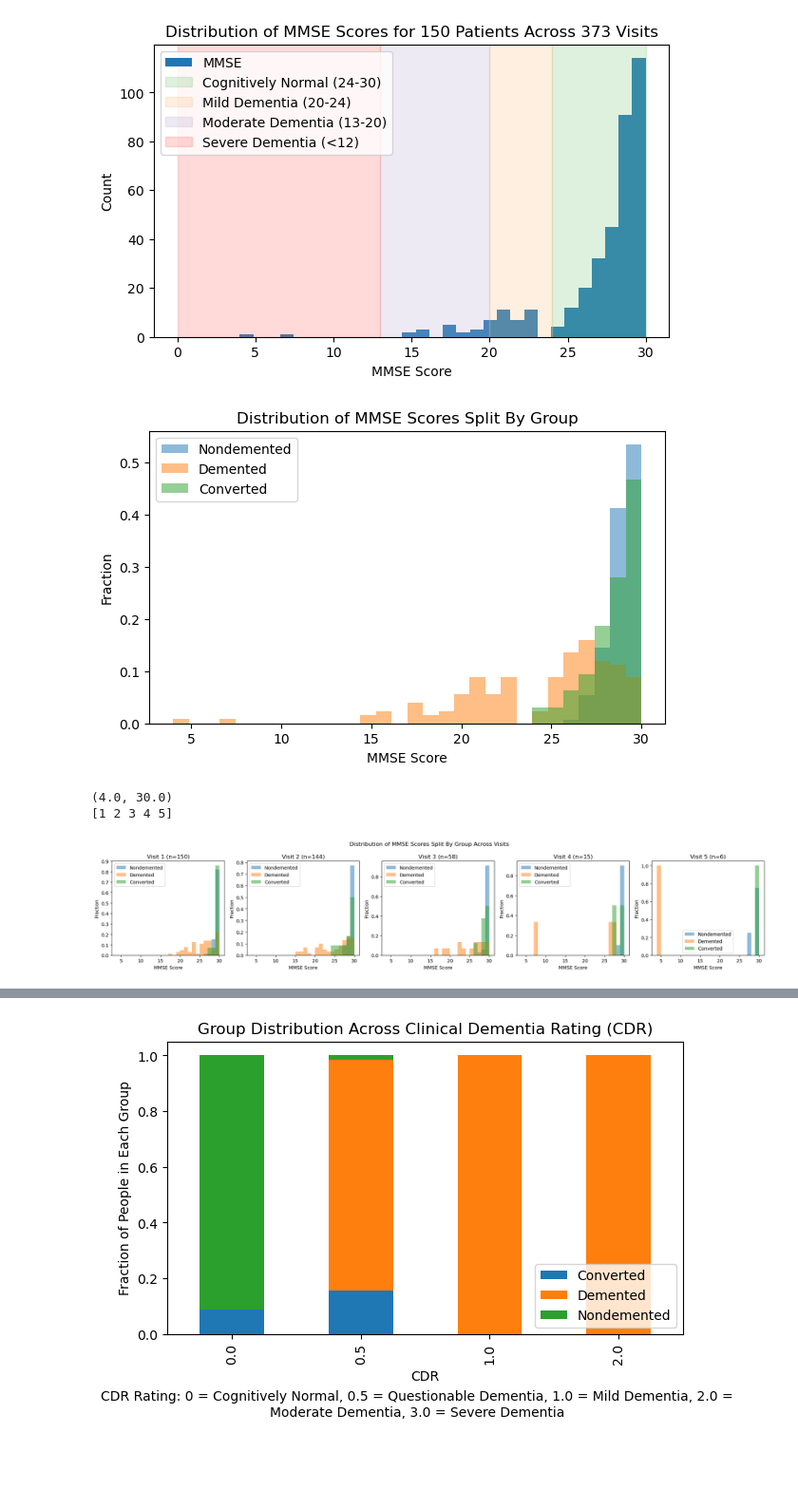
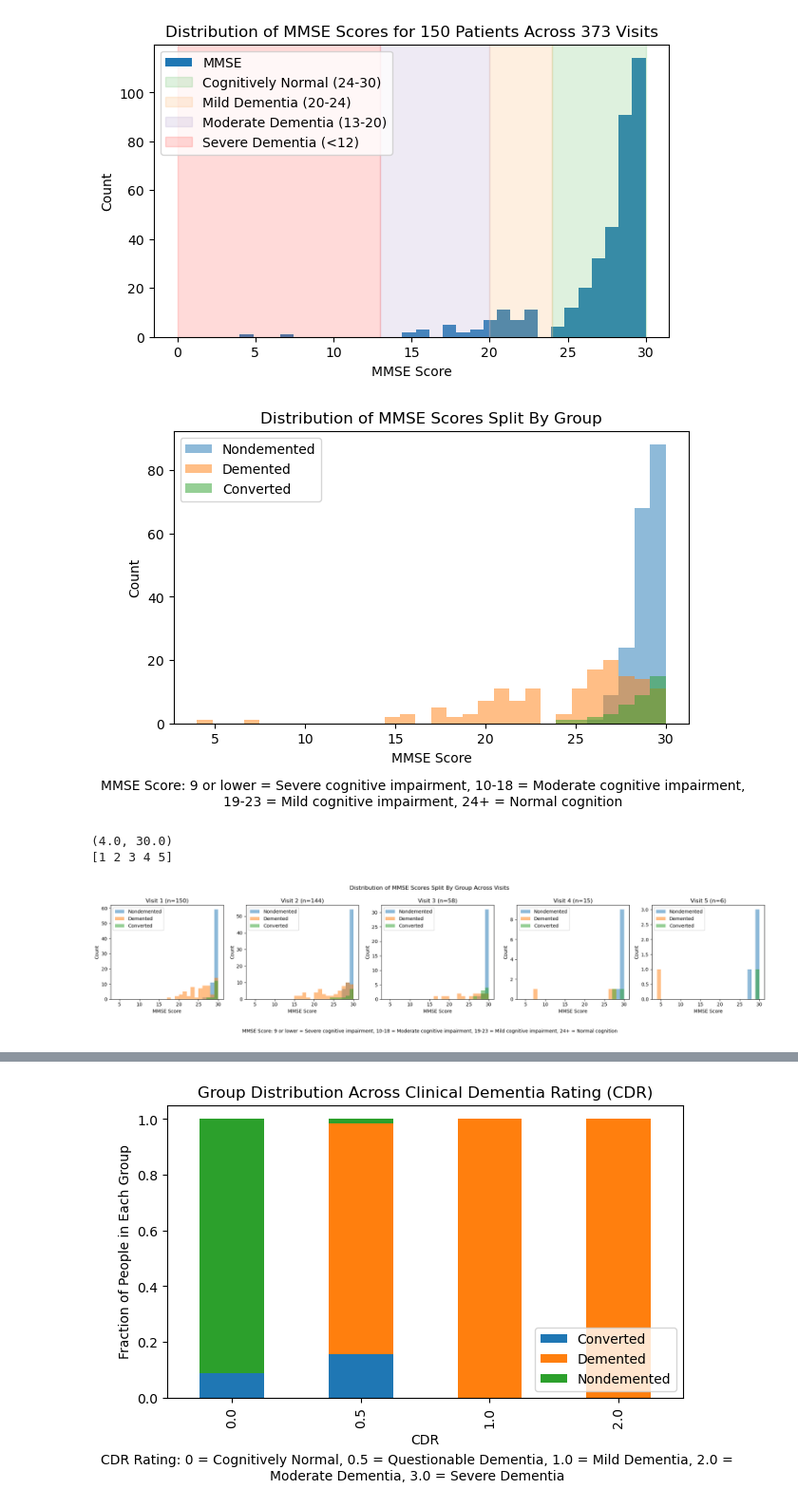
Before and after one commit to s-bao/data1030-project, a Jupyter notebook: src/EDA.ipynb, the cells around one changed output, grey strips where cells are left out. Shown at 95% size. Cells and saved outputs as stored; diff of their text form; code cells hidden in the pictures; blank space fills up the shorter version.

```diff
--- a/notebooks/code.ipynb
+++ b/src/EDA.ipynb
@@ -185,41 +195,47 @@ bin_range = (df['MMSE'].min(),df['MMSE'].max())
 plt.figure(figsize=(7,4))
 
 for c in categories:
-    plt.hist(df[df['Group']==c]['MMSE'],alpha=0.5,label=c,range=bin_range,bins=30,density=True)
+    plt.hist(df[df['Group']==c]['MMSE'],alpha=0.5,label=c,range=bin_range,bins=30)
 plt.legend()
-plt.ylabel('Fraction')
+plt.ylabel('Count')
 plt.xlabel('MMSE Score')
 plt.title('Distribution of MMSE Scores Split By Group')
+plt.figtext(0.5, -0.1, 'MMSE Score: 9 or lower = Severe cognitive impairment, 10-18 = Moderate cognitive impairment, 19-23 = Mild cognitive impairment, 24+ = Normal cognition',
+            wrap=True, horizontalalignment='center', fontsize=10)
+plt.savefig("../figures/EDA/mmse_vs_group.png", format="png", dpi=300)
 plt.show()
 # %% [output]
-[figure, old version]
+[figure, new version]
 # %%
 # plot MMSE vs. Group, split on Visit
 groups = df['Group'].unique()
 bin_range = (df['MMSE'].min(),df['MMSE'].max())
 print(bin_range)
 
 visits = df['Visit'].unique()
 print(visits)
 
 plt.figure(figsize=(20,4))
 for v in visits:
     plt.subplot(1,5,v)
     curr_entries = df[df['Visit'] == v]
     num_people = curr_entries.shape[0]
     for g in groups:
-        plt.hist(curr_entries[curr_entries['Group']==g]['MMSE'],alpha=0.5,label=g,range=bin_range,bins=30-4,density=True)
+        plt.hist(curr_entries[curr_entries['Group']==g]['MMSE'],alpha=0.5,label=g,range=bin_range,bins=30-4)
     plt.legend()
-    plt.ylabel('Fraction')
+    plt.ylabel('Count')
     plt.xlabel('MMSE Score')
     plt.title(f'Visit {v} (n={num_people})')
 plt.suptitle('Distribution of MMSE Scores Split By Group Across Visits')
+plt.figtext(0.5, -0.1, 'MMSE Score: 9 or lower = Severe cognitive impairment, 10-18 = Moderate cognitive impairment, 19-23 = Mild cognitive impairment, 24+ = Normal cognition',
+            wrap=True, horizontalalignment='center', fontsize=10)
+plt.savefig("../figures/EDA/mmse_vs_group_by_visit.png", format="png", dpi=300)
 plt.tight_layout()
 plt.show()
 # %% [output]
 (4.0, 30.0)
 [1 2 3 4 5]
-[figure, old version]
+[figure, new version]
 # %%
 # plot SES vs. # of Visits
 count_matrix = df.groupby(['Visit', 'SES']).size().unstack()
```
Also changed, not shown: parts of 17 cells of this notebook, 17 other files.
